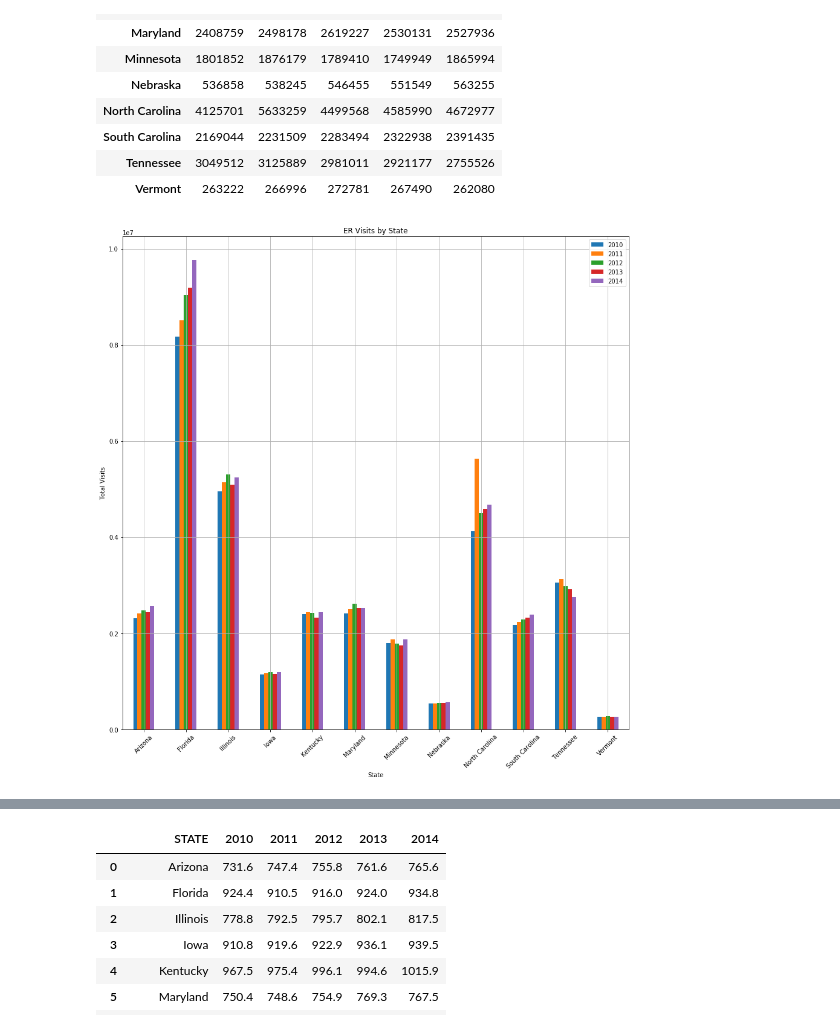
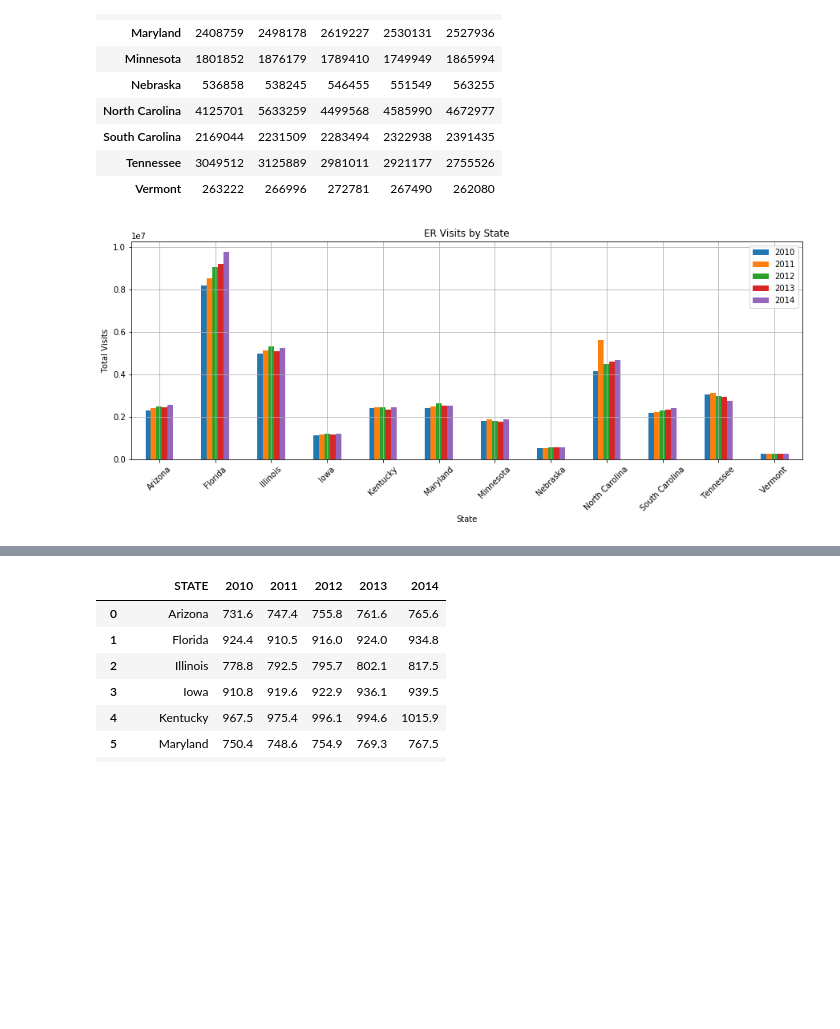
Before and after one commit to TJL30308/DREAM_Project, a Jupyter notebook: Data Exploration Notebook.ipynb, the cells around one changed output, grey strips where cells are left out. Drawn from its saved outputs; the diff is of its cells as text; code cells hidden in the pictures; blank space fills up the shorter version.

```diff
--- a/Data Exploration Notebook.ipynb
+++ b/Data Exploration Notebook.ipynb
@@ -29,12 +28,12 @@ total_er_df
 | Tennessee | 3049512 | 3125889 | 2981011 | 2921177 | 2755526 |
 | Vermont | 263222 | 266996 | 272781 | 267490 | 262080 |
 # %%
-ax = total_er_df.plot.bar(rot=45, figsize=(15,15))
+ax = total_er_df.plot.bar(rot=45, figsize=(15,5))
 ax.set_title("ER Visits by State")
 ax.set_ylabel("Total Visits")
 ax.grid()
 # %% [output]
-[figure, old version]
+[figure, new version]
 # %%
 # Jaime:
 
```
Also changed, not shown: parts of 14 cells of this notebook, 3 other files.
